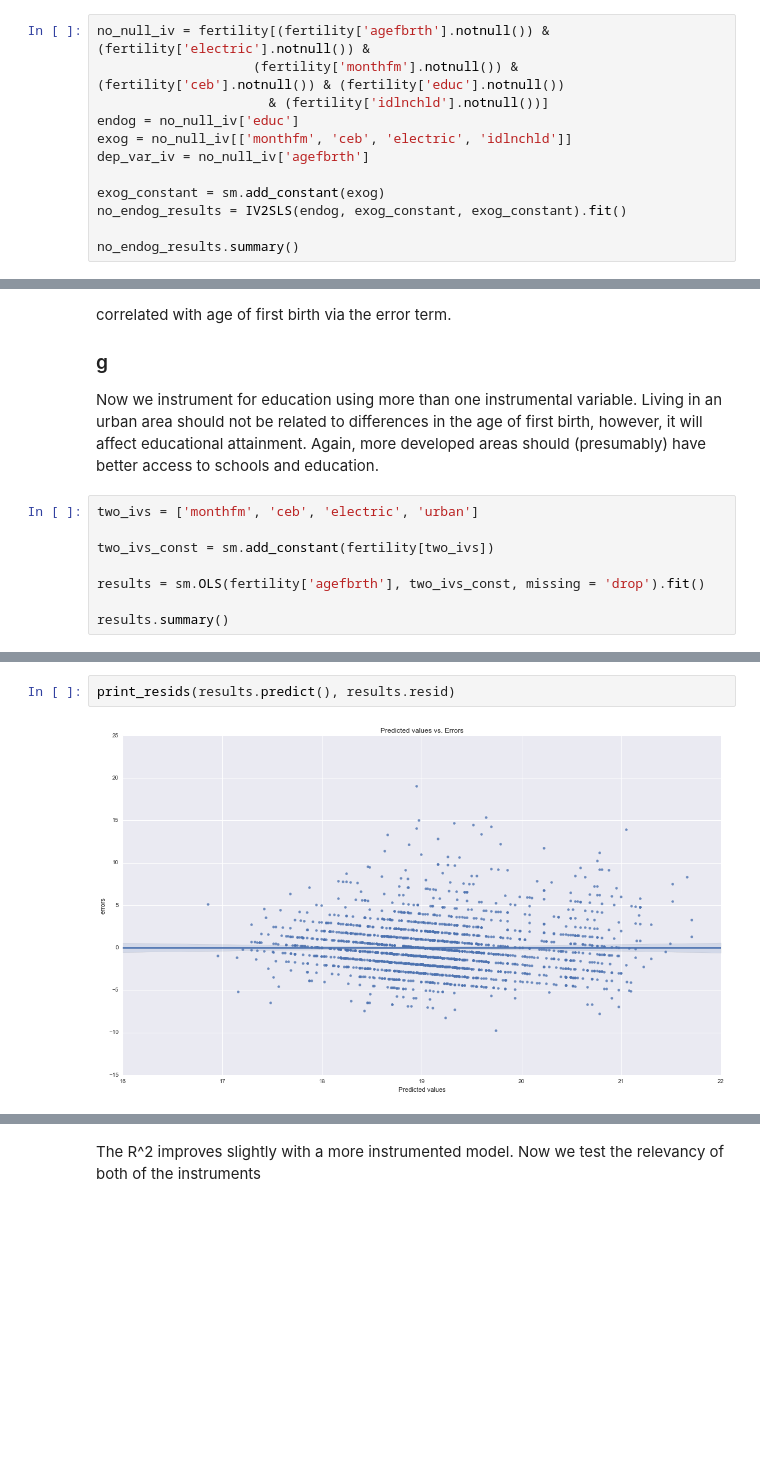
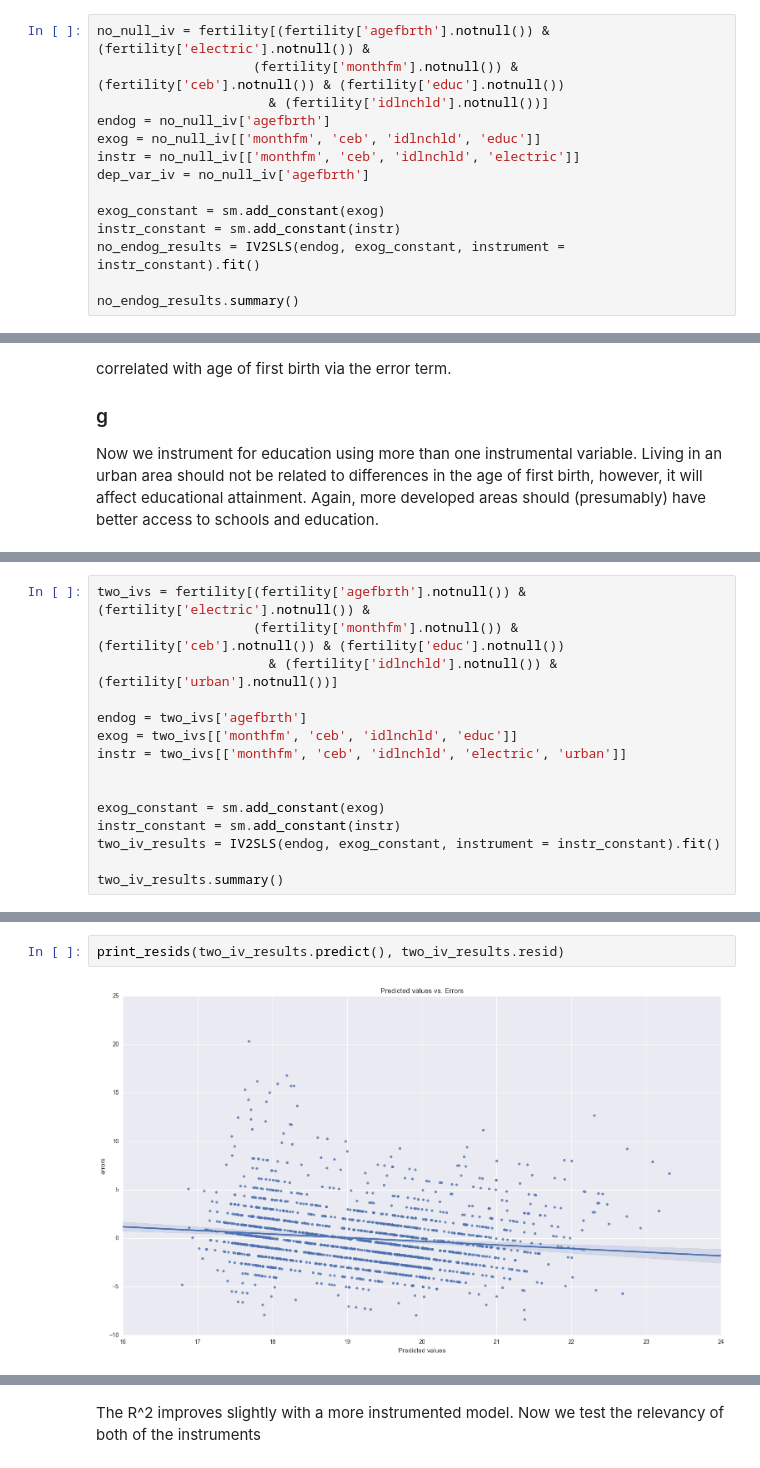
Before and after one commit to bfdykstra/cross-sectional-econ, a Jupyter notebook: problem_set_3/problem_set_3_dykstra_ben.ipynb, the cells around one changed output, grey strips where cells are left out. Saved outputs shown, nothing was run; the diff lists cells and outputs as text; blank space fills up the shorter version.

```diff
--- a/problem_set_3/problem_set_3_dykstra_ben.ipynb
+++ b/problem_set_3/problem_set_3_dykstra_ben.ipynb
@@ -216,12 +225,14 @@ Now lets compare the coefficient estimates from OLS to IV.
 no_null_iv = fertility[(fertility['agefbrth'].notnull()) & (fertility['electric'].notnull()) &
                     (fertility['monthfm'].notnull()) & (fertility['ceb'].notnull()) & (fertility['educ'].notnull())
                       & (fertility['idlnchld'].notnull())]
-endog = no_null_iv['educ']
-exog = no_null_iv[['monthfm', 'ceb', 'electric', 'idlnchld']]
+endog = no_null_iv['agefbrth']
+exog = no_null_iv[['monthfm', 'ceb', 'idlnchld', 'educ']]
+instr = no_null_iv[['monthfm', 'ceb', 'idlnchld', 'electric']]
 dep_var_iv = no_null_iv['agefbrth']
 
 exog_constant = sm.add_constant(exog)
-no_endog_results = IV2SLS(endog, exog_constant, exog_constant).fit()
+instr_constant = sm.add_constant(instr)
+no_endog_results = IV2SLS(endog, exog_constant, instrument = instr_constant).fit()
 
 no_endog_results.summary()
 # %% [output]
@@ -354,11 +364,3 @@ The thinking behind this test is that the residuals should only include endogeno
 ### g
 
 Now we instrument for education using more than one instrumental variable. Living in an urban area should not be related to differences in the age of first birth, however, it will affect educational attainment. Again, more developed areas should (presumably) have better access to schools and education.
-# %%
-two_ivs = ['monthfm', 'ceb', 'electric', 'urban']
-
-two_ivs_const = sm.add_constant(fertility[two_ivs])
-
-results = sm.OLS(fertility['agefbrth'], two_ivs_const, missing = 'drop').fit()
-
-results.summary()
@@ -385,0 +367,15 @@ OLS Regression Results
+# %%
+two_ivs = fertility[(fertility['agefbrth'].notnull()) & (fertility['electric'].notnull()) &
+                    (fertility['monthfm'].notnull()) & (fertility['ceb'].notnull()) & (fertility['educ'].notnull())
+                      & (fertility['idlnchld'].notnull()) & (fertility['urban'].notnull())]
+
+endog = two_ivs['agefbrth']
+exog = two_ivs[['monthfm', 'ceb', 'idlnchld', 'educ']]
+instr = two_ivs[['monthfm', 'ceb', 'idlnchld', 'electric', 'urban']]
+
+
+exog_constant = sm.add_constant(exog)
+instr_constant = sm.add_constant(instr)
+two_iv_results = IV2SLS(endog, exog_constant, instrument = instr_constant).fit()
+
+two_iv_results.summary()
@@ -386,5 +403,5 @@ OLS Regression Results
 # %%
-print_resids(results.predict(), results.resid)
+print_resids(two_iv_results.predict(), two_iv_results.resid)
 # %% [output]
-[figure, old version]
+[figure, new version]
 # %%
```
Also changed, not shown: parts of 26 cells of this notebook.
